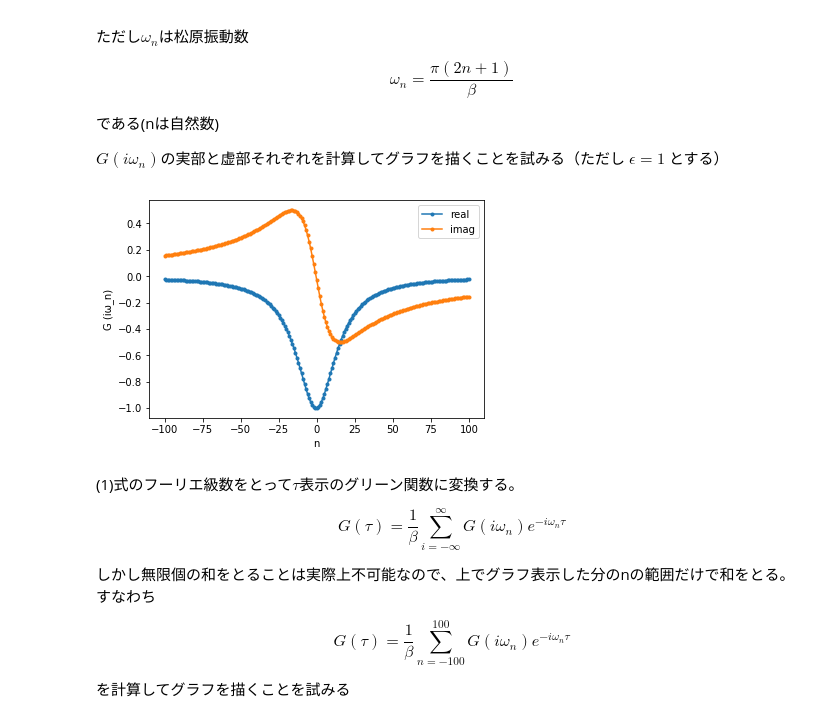
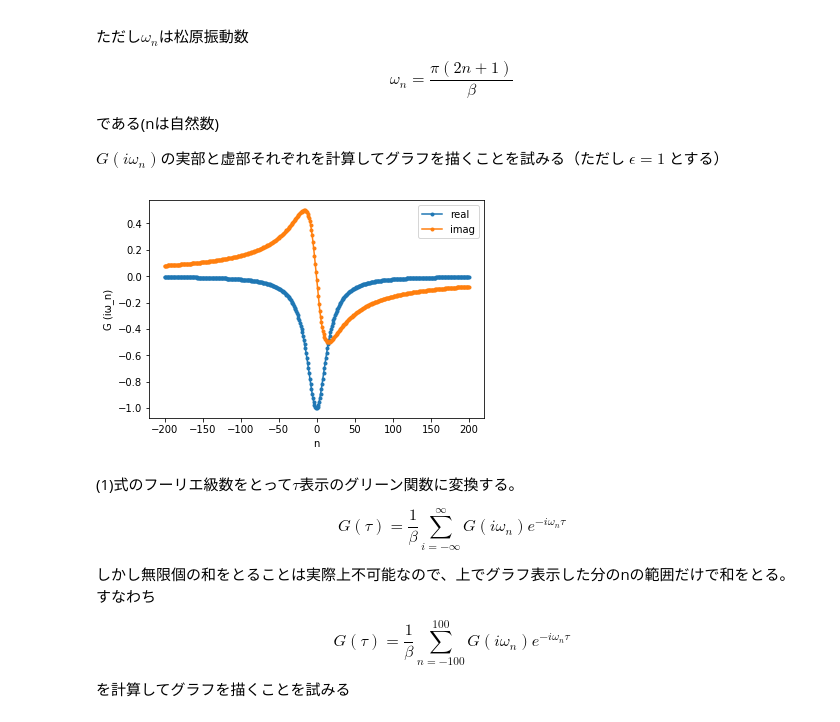
Before and after one commit to ykamizato/IPT, a Jupyter notebook: IPT,グリーン関数１.ipynb, the cells around one changed output. Saved outputs shown, nothing was run; the diff lists cells and outputs as text; code cells hidden in the pictures.

```diff
--- a/IPT,グリーン関数１.ipynb
+++ b/IPT,グリーン関数１.ipynb
@@ -16,18 +16,18 @@ $G(i\omega_n)$の実部と虚部それぞれを計算してグラフを描くこ
 # %%
 import numpy as np
 from matplotlib import pyplot as plt
-n_w = np.arange(-100,101)      # グラフに表示するnの範囲を設定
+n_w = np.arange(-200,201)      # グラフに表示するnの範囲を設定
 beta = 100                     #βの大きさを設定
 w = np.pi*(2*n_w+1)/beta       # 松原周波数ω_nを定義
 G_iw = 1/(1j*w-1)              # G(iω_n)を定義
 plt.plot(n_w, G_iw.real, label='real', marker='.')
 plt.plot(n_w, G_iw.imag, label='imag', marker='.')
 plt.xlabel('n')
 plt.ylabel('G (iω_n)')
 plt.legend()
 plt.show()
 # %% [output]
-[figure, old version]
+[figure, new version]
 # %% [markdown]
 (1)式のフーリエ級数をとって$\tau$表示のグリーン関数に変換する。
 
```
Also changed, not shown: parts of 10 cells of this notebook, 2 other files.
